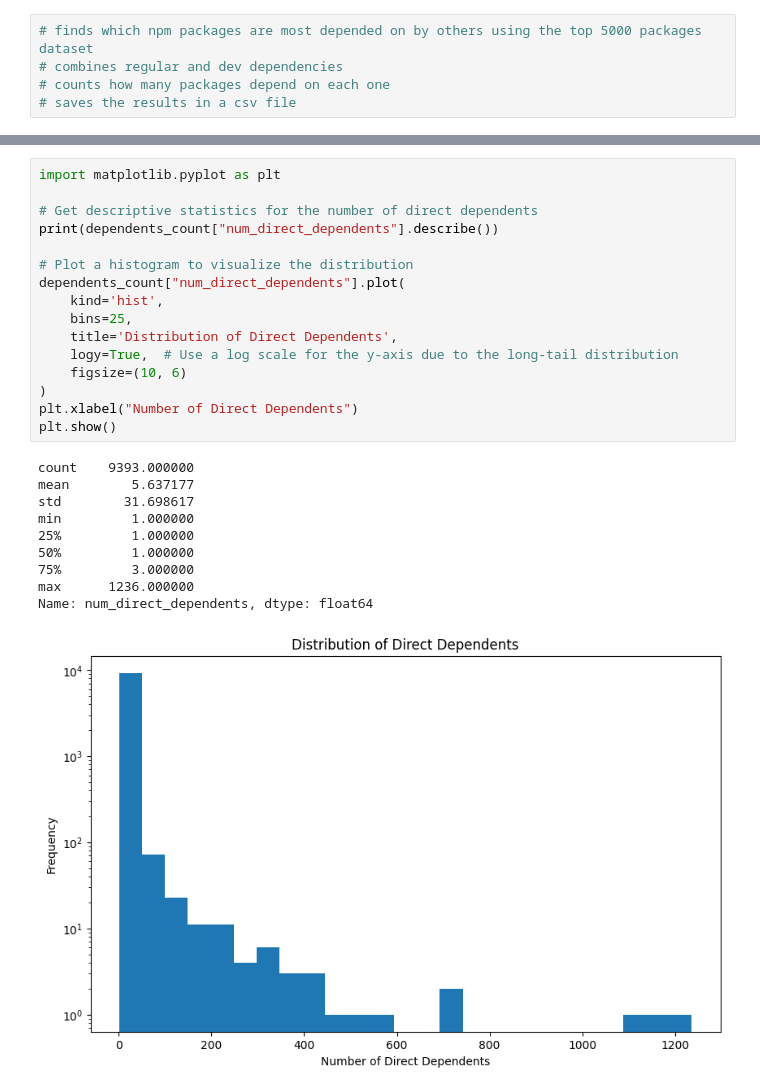
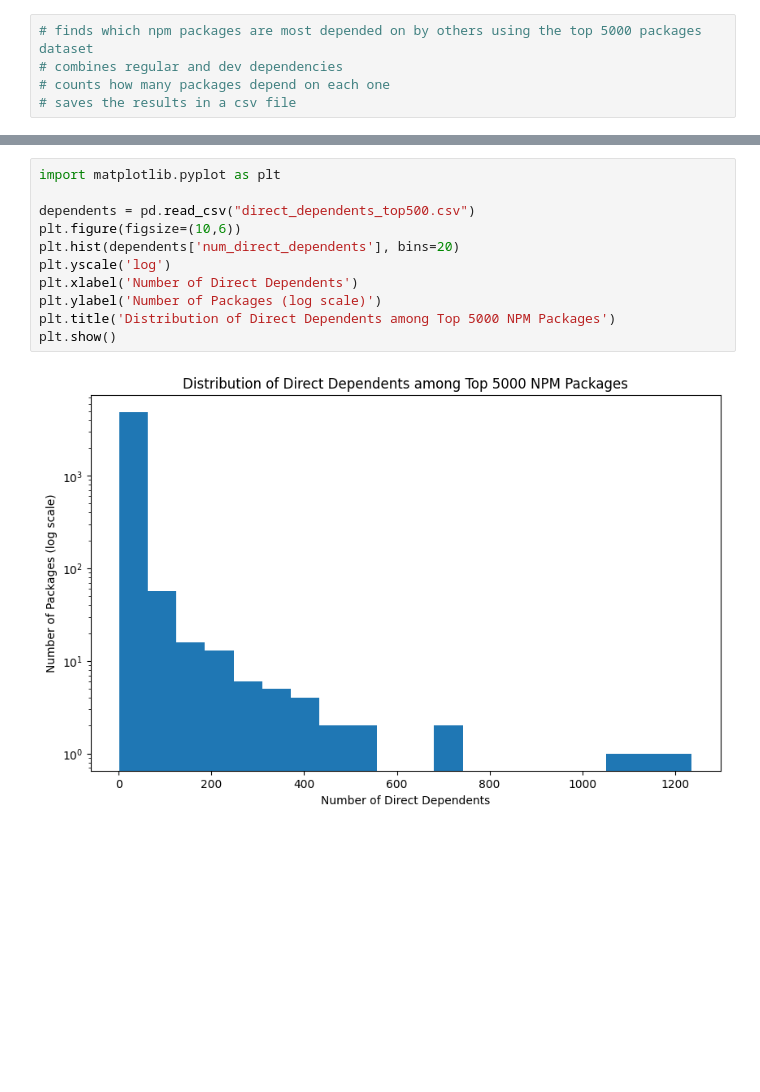
Before and after one commit to thomas211738/npm-package-trace, a Jupyter notebook: direct_dependents_analysis.ipynb, the cells around one changed output, grey strips where cells are left out. Drawn from its saved outputs; the diff is of its cells as text; blank space fills up the shorter version.

```diff
--- a/direct_dependents_analysis.ipynb
+++ b/direct_dependents_analysis.ipynb
@@ -67,27 +67,13 @@ top_500.head(500)
 # %%
 import matplotlib.pyplot as plt
 
-# Get descriptive statistics for the number of direct dependents
-print(dependents_count["num_direct_dependents"].describe())
-
-# Plot a histogram to visualize the distribution
-dependents_count["num_direct_dependents"].plot(
-    kind='hist',
-    bins=25,
-    title='Distribution of Direct Dependents',
-    logy=True,  # Use a log scale for the y-axis due to the long-tail distribution
-    figsize=(10, 6)
-)
-plt.xlabel("Number of Direct Dependents")
+dependents = pd.read_csv("direct_dependents_top500.csv")
+plt.figure(figsize=(10,6))
+plt.hist(dependents['num_direct_dependents'], bins=20)
+plt.yscale('log')
+plt.xlabel('Number of Direct Dependents')
+plt.ylabel('Number of Packages (log scale)')
+plt.title('Distribution of Direct Dependents among Top 5000 NPM Packages')
 plt.show()
 # %% [output]
-count    9393.000000
-mean        5.637177
-std        31.698617
-min         1.000000
-25%         1.000000
-50%         1.000000
-75%         3.000000
-max      1236.000000
-Name: num_direct_dependents, dtype: float64
-[figure, old version]
+[figure, new version]
```
Also changed, not shown: parts of 2 cells of this notebook, 1 other file.
